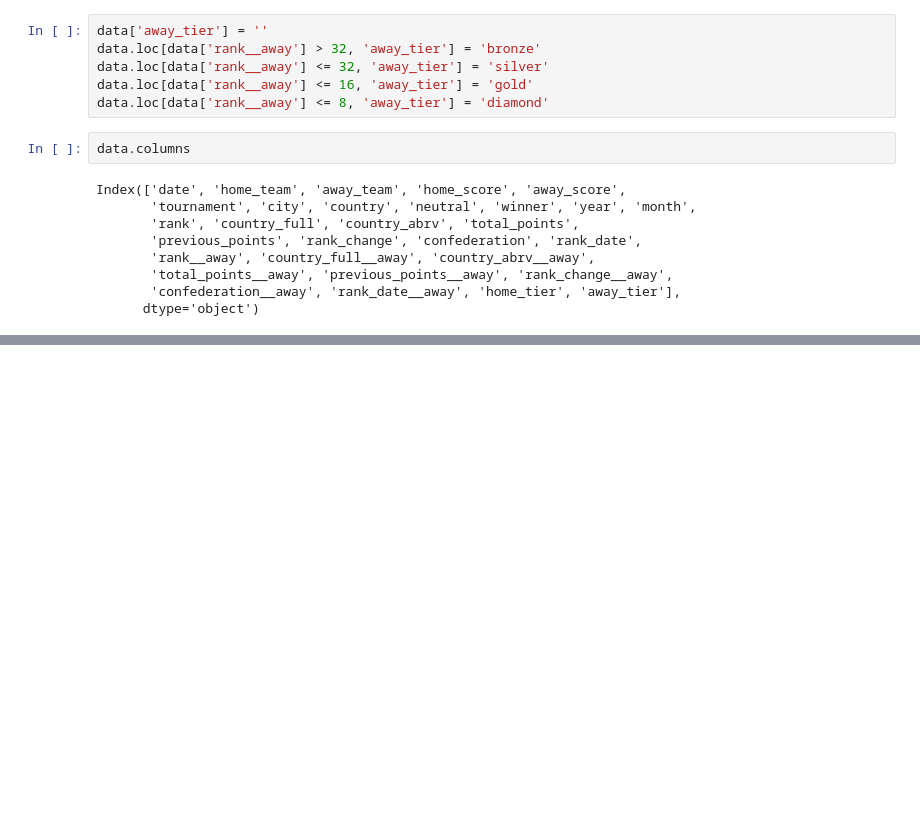
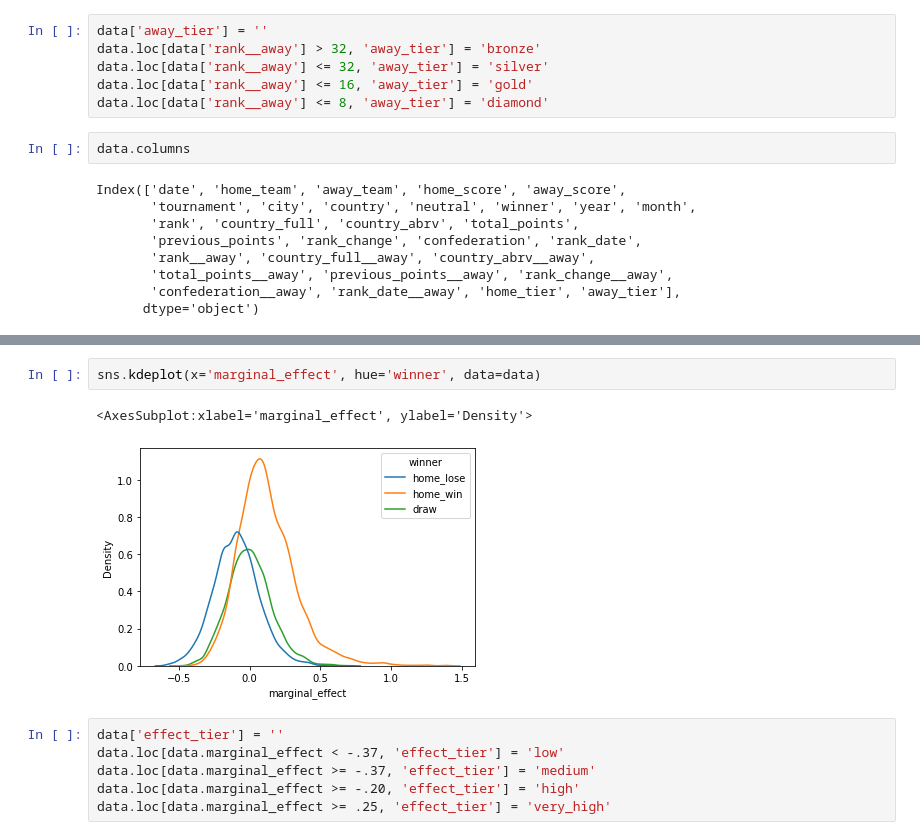
Before and after one commit to Omaraitbenhaddi/ODC-World-Cup-2022-Predictions, a Jupyter notebook: notebooks/data_exploration.ipynb, the cells around one changed output, grey strips where cells are left out. Drawn from its saved outputs; the diff is of its cells as text; blank space fills up the shorter version.

```diff
--- a/notebooks/data_exploration.ipynb
+++ b/notebooks/data_exploration.ipynb
@@ -426,0 +503,11 @@ Index(['date', 'home_team', 'away_team', 'home_score', 'away_score',
+# %%
+sns.kdeplot(x='marginal_effect', hue='winner', data=data)
+# %% [output]
+<AxesSubplot:xlabel='marginal_effect', ylabel='Density'>
+[figure, added]
+# %%
+data['effect_tier'] = ''
+data.loc[data.marginal_effect < -.37, 'effect_tier'] = 'low'
+data.loc[data.marginal_effect >= -.37, 'effect_tier'] = 'medium'
+data.loc[data.marginal_effect >= -.20, 'effect_tier'] = 'high'
+data.loc[data.marginal_effect >= .25, 'effect_tier'] = 'very_high'
```
Also changed, not shown: parts of 39 cells of this notebook, 2 other files.
